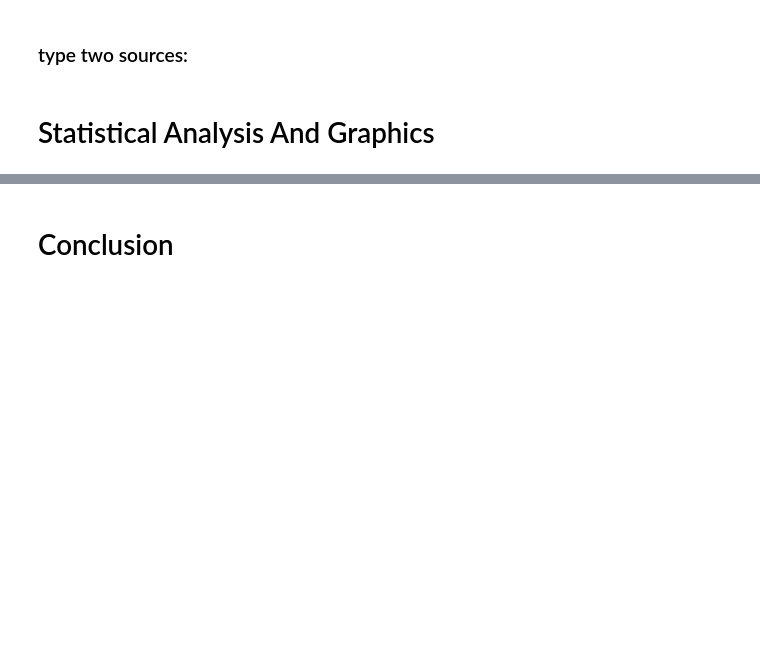
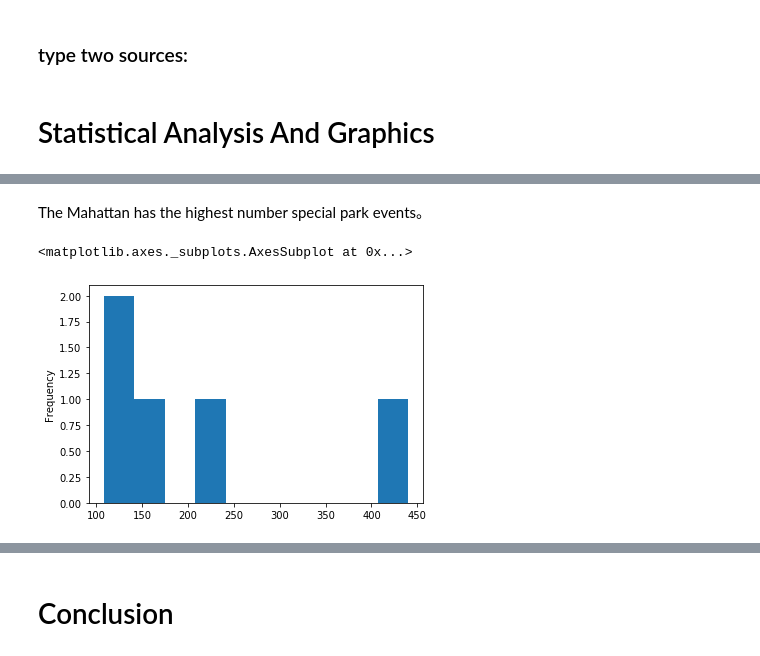
Before and after one commit to mandy941/final, a Jupyter notebook: M_Yang_proposal.ipynb, the cells around one changed output, grey strips where cells are left out. Cells and saved outputs as stored; diff of their text form; code cells hidden in the pictures; blank space fills up the shorter version.

```diff
--- a/M_Yang_proposal.ipynb
+++ b/M_Yang_proposal.ipynb
@@ -74,0 +73,8 @@ min(df0['Date and Time'])
+# %% [markdown]
+The Mahattan has the highest number special park events。
+# %%
+# use the bar chart to see the frequency of each areain NYC
+location['Unit'].plot(kind = 'hist')
+# %% [output]
+<matplotlib.axes._subplots.AxesSubplot at 0x...>
+[figure, added]
```
Also changed, not shown: parts of 14 cells of this notebook.
